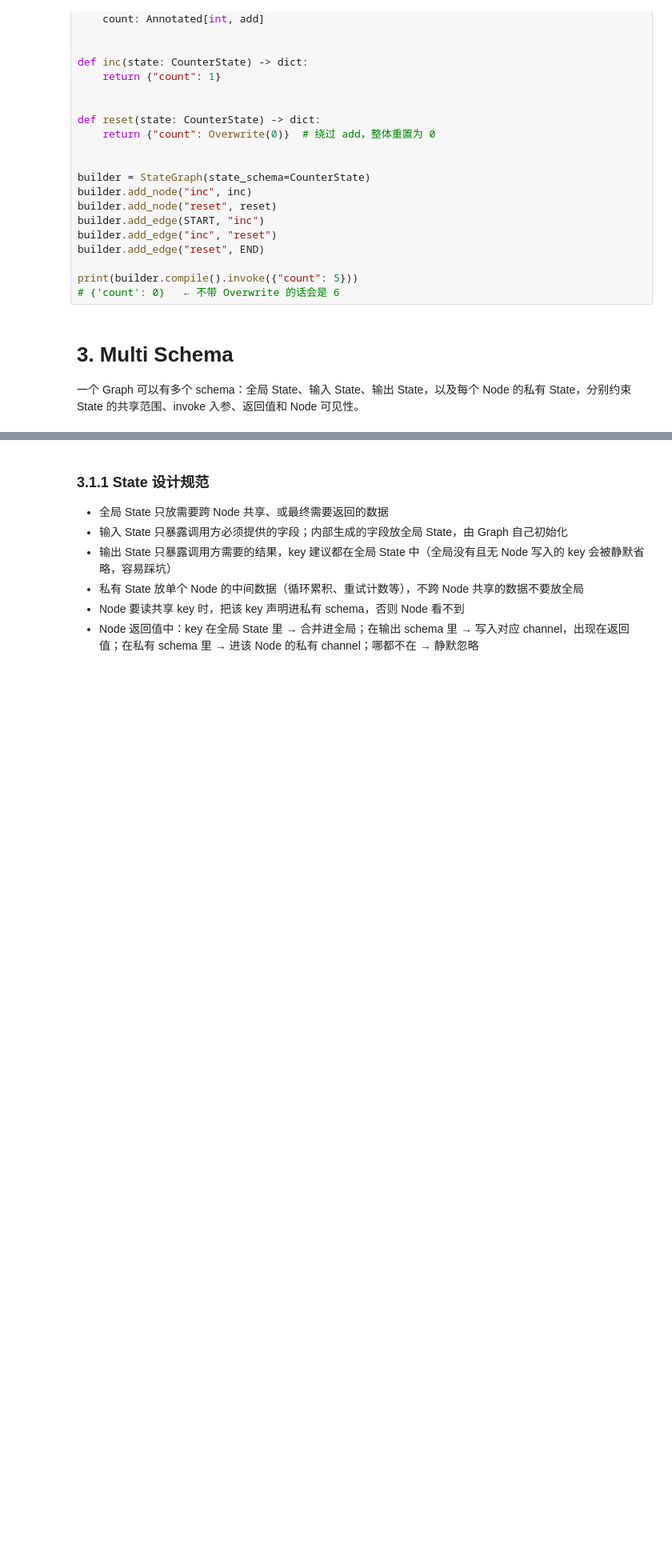
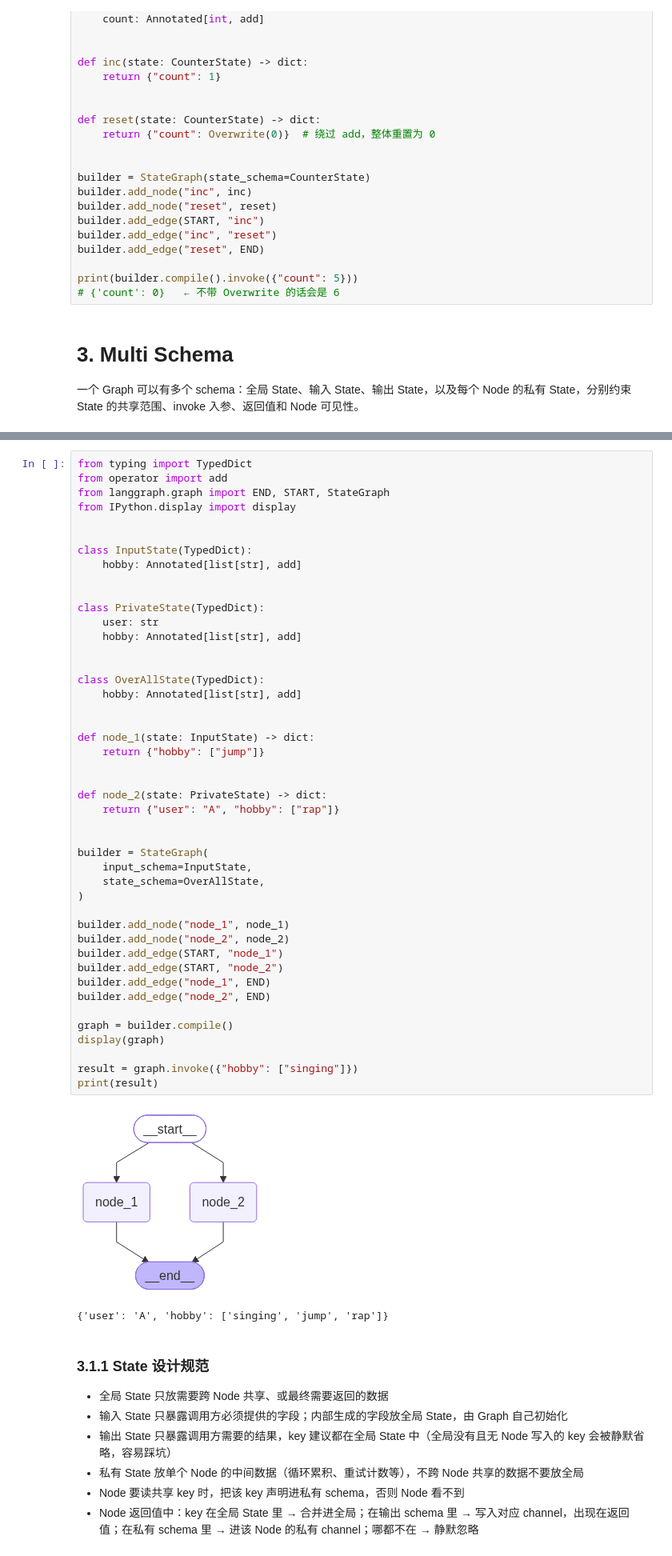
Before and after one commit to aihaipeng/LangGraph-Notebook, a Jupyter notebook: LangGraph/2_State管理.ipynb, the cells around one changed output, grey strips where cells are left out. Shown at 80% size. Cells and saved outputs as stored; diff of their text form; blank space fills up the shorter version.

```diff
--- a/LangGraph/2_State管理.ipynb
+++ b/LangGraph/2_State管理.ipynb
@@ -510,3 +524,51 @@ print(builder.compile().invoke({"a": 1, "extra": "hello"}))
+# %%
+from typing import TypedDict
+from operator import add
+from langgraph.graph import END, START, StateGraph
+from IPython.display import display
+
+
+class InputState(TypedDict):
+    hobby: Annotated[list[str], add]
+
+
+class PrivateState(TypedDict):
+    user: str
+    hobby: Annotated[list[str], add]
+
+
+class OverAllState(TypedDict):
+    hobby: Annotated[list[str], add]
+
+
+def node_1(state: InputState) -> dict:
+    return {"hobby": ["jump"]}
+
+
+def node_2(state: PrivateState) -> dict:
+    return {"user": "A", "hobby": ["rap"]}
+
+
+builder = StateGraph(
+    input_schema=InputState,
+    state_schema=OverAllState,
+)
+
+builder.add_node("node_1", node_1)
+builder.add_node("node_2", node_2)
+builder.add_edge(START, "node_1")
+builder.add_edge(START, "node_2")
+builder.add_edge("node_1", END)
+builder.add_edge("node_2", END)
+
+graph = builder.compile()
+display(graph)
+
+result = graph.invoke({"hobby": ["singing"]})
+print(result)
+# %% [output]
+[figure, added]
+{'user': 'A', 'hobby': ['singing', 'jump', 'rap']}
 # %% [markdown]
 ### 3.1.1 State 设计规范
 
```
Also changed, not shown: parts of 11 cells of this notebook, 1 other file.
